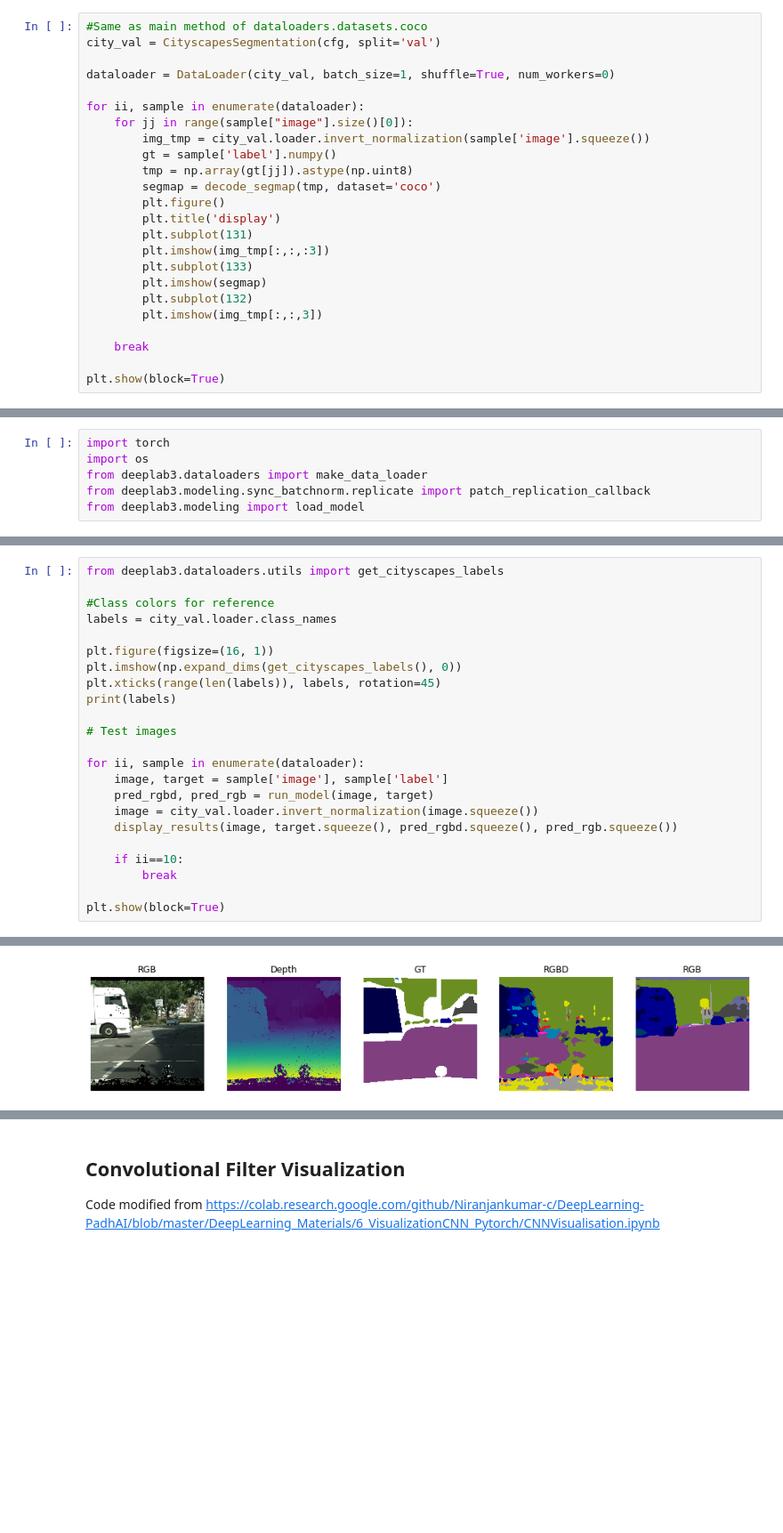
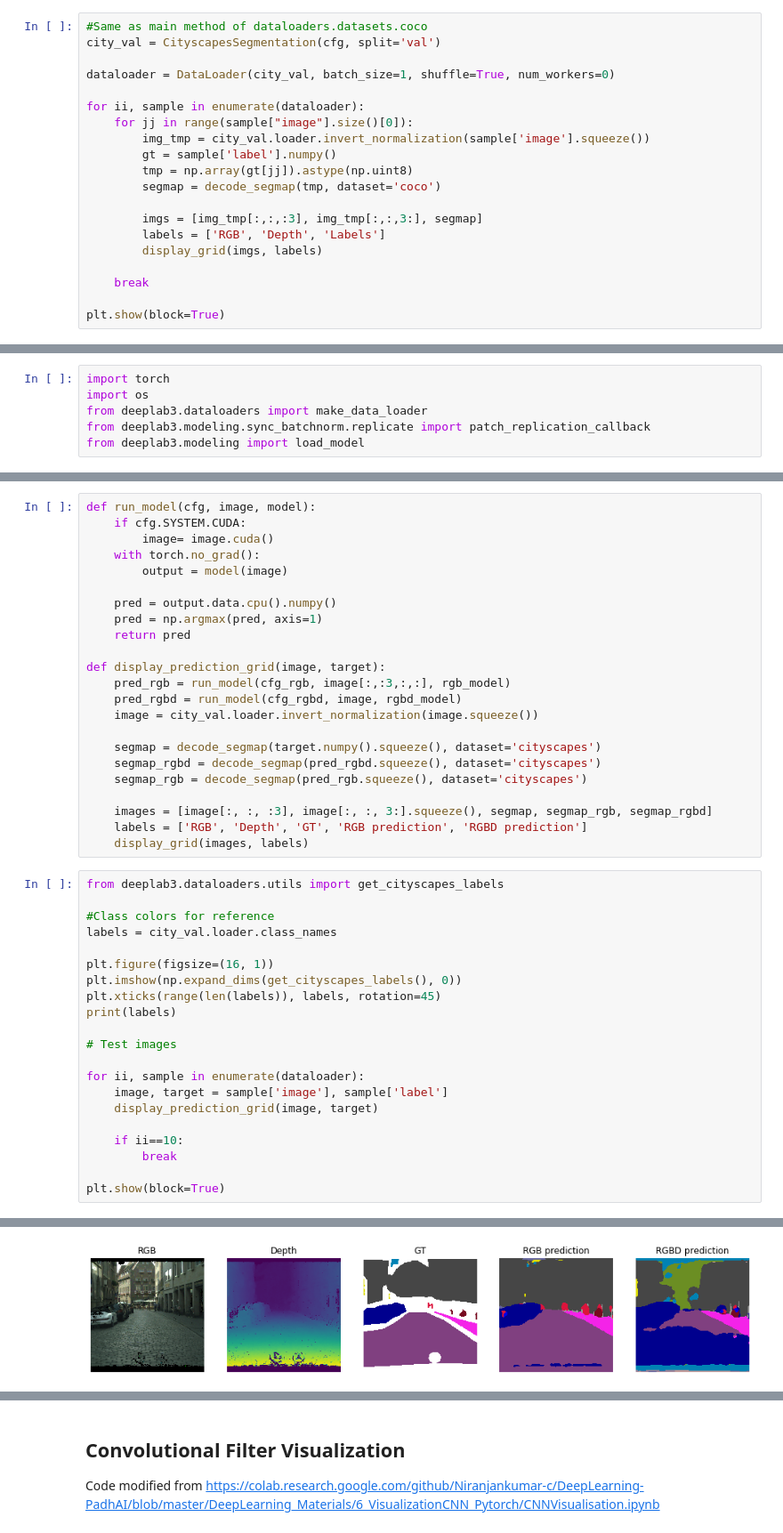
Before and after one commit to crmauceri/pytorch-deeplab-xception, a Jupyter notebook: Cityscapes_Data_Browser.ipynb, the cells around one changed output, grey strips where cells are left out. Shown at 89% size. Saved outputs shown, nothing was run; the diff lists cells and outputs as text; blank space fills up the shorter version.

Commit message:
Ranked image visualization finally working!

```diff
--- a/Cityscapes_Data_Browser.ipynb
+++ b/Cityscapes_Data_Browser.ipynb
@@ -31,14 +42,10 @@ for ii, sample in enumerate(dataloader):
         gt = sample['label'].numpy()
         tmp = np.array(gt[jj]).astype(np.uint8)
         segmap = decode_segmap(tmp, dataset='coco')
-        plt.figure()
-        plt.title('display')
-        plt.subplot(131)
-        plt.imshow(img_tmp[:,:,:3])
-        plt.subplot(133)
-        plt.imshow(segmap)
-        plt.subplot(132)
-        plt.imshow(img_tmp[:,:,3])
+
+        imgs = [img_tmp[:,:,:3], img_tmp[:,:,3:], segmap]
+        labels = ['RGB', 'Depth', 'Labels']
+        display_grid(imgs, labels)
 
     break
 
@@ -151,3 +111,26 @@ def display_results(image, target, pred_rgbd, pred_rgb):
+# %%
+def run_model(cfg, image, model):
+    if cfg.SYSTEM.CUDA:
+        image= image.cuda()
+    with torch.no_grad():
+        output = model(image)
+
+    pred = output.data.cpu().numpy()
+    pred = np.argmax(pred, axis=1)
+    return pred
+
+def display_prediction_grid(image, target):
+    pred_rgb = run_model(cfg_rgb, image[:,:3,:,:], rgb_model)
+    pred_rgbd = run_model(cfg_rgbd, image, rgbd_model)
+    image = city_val.loader.invert_normalization(image.squeeze())
+
+    segmap = decode_segmap(target.numpy().squeeze(), dataset='cityscapes')
+    segmap_rgbd = decode_segmap(pred_rgbd.squeeze(), dataset='cityscapes')
+    segmap_rgb = decode_segmap(pred_rgb.squeeze(), dataset='cityscapes')
+
+    images = [image[:, :, :3], image[:, :, 3:].squeeze(), segmap, segmap_rgb, segmap_rgbd]
+    labels = ['RGB', 'Depth', 'GT', 'RGB prediction', 'RGBD prediction']
+    display_grid(images, labels)
 # %%
 from deeplab3.dataloaders.utils import get_cityscapes_labels
 
@@ -163,9 +146,7 @@ print(labels)
 
 for ii, sample in enumerate(dataloader):
     image, target = sample['image'], sample['label']
-    pred_rgbd, pred_rgb = run_model(image, target)
-    image = city_val.loader.invert_normalization(image.squeeze())
-    display_results(image, target.squeeze(), pred_rgbd.squeeze(), pred_rgb.squeeze())
+    display_prediction_grid(image, target)
 
     if ii==10:
         break
@@ -185 +166 @@ plt.show(block=True)
-[figure, old version]
+[figure, new version]
```
Also changed, not shown: parts of 16 cells of this notebook.
